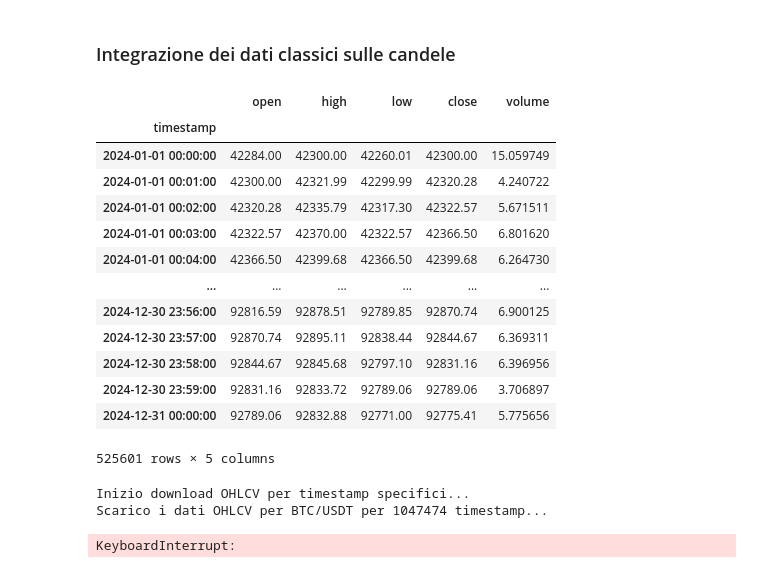
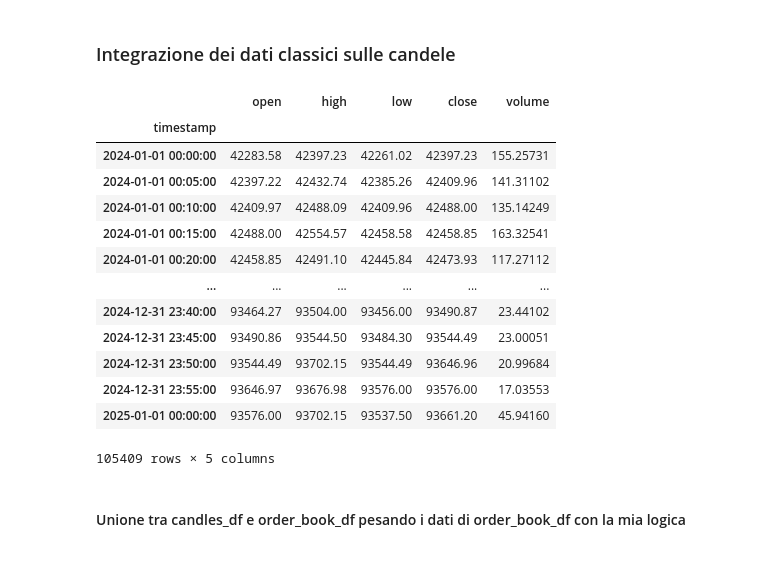
Before and after one commit to AleImbri/Crypto-machine-learning, a Jupyter notebook: Download dati con order book.ipynb, the cells around one changed output. Drawn from its saved outputs; the diff is of its cells as text; code cells hidden in the pictures.

```diff
--- a/Download dati con order book.ipynb
+++ b/Download dati con order book.ipynb
@@ -145,22 +249,22 @@ order_book_agg
 # %% [markdown]
 ### Integrazione dei dati classici sulle candele
 # %%
-candles_df = pd.read_csv('Bitcoin (USDT) 2024 timeframe 1m.csv')
+candles_df = pd.read_csv('Bitcoin (USDT) 2024 timeframe 5m Binance.csv')
 candles_df.set_index('timestamp', inplace=True)
 candles_df.index = pd.to_datetime(candles_df.index)
 candles_df
 # %% [output]
 |  | open | high | low | close | volume |
 | timestamp |  |  |  |  |  |
-| 2024-01-01 00:00:00 | 42284.00 | 42300.00 | 42260.01 | 42300.00 | 15.059749 |
-| 2024-01-01 00:01:00 | 42300.00 | 42321.99 | 42299.99 | 42320.28 | 4.240722 |
-| 2024-01-01 00:02:00 | 42320.28 | 42335.79 | 42317.30 | 42322.57 | 5.671511 |
-| 2024-01-01 00:03:00 | 42322.57 | 42370.00 | 42322.57 | 42366.50 | 6.801620 |
-| 2024-01-01 00:04:00 | 42366.50 | 42399.68 | 42366.50 | 42399.68 | 6.264730 |
+| 2024-01-01 00:00:00 | 42283.58 | 42397.23 | 42261.02 | 42397.23 | 155.25731 |
+| 2024-01-01 00:05:00 | 42397.22 | 42432.74 | 42385.26 | 42409.96 | 141.31102 |
+| 2024-01-01 00:10:00 | 42409.97 | 42488.09 | 42409.96 | 42488.00 | 135.14249 |
+| 2024-01-01 00:15:00 | 42488.00 | 42554.57 | 42458.58 | 42458.85 | 163.32541 |
+| 2024-01-01 00:20:00 | 42458.85 | 42491.10 | 42445.84 | 42473.93 | 117.27112 |
 | ... | ... | ... | ... | ... | ... |
-| 2024-12-30 23:56:00 | 92816.59 | 92878.51 | 92789.85 | 92870.74 | 6.900125 |
-| 2024-12-30 23:57:00 | 92870.74 | 92895.11 | 92838.44 | 92844.67 | 6.369311 |
-| 2024-12-30 23:58:00 | 92844.67 | 92845.68 | 92797.10 | 92831.16 | 6.396956 |
-| 2024-12-30 23:59:00 | 92831.16 | 92833.72 | 92789.06 | 92789.06 | 3.706897 |
-| 2024-12-31 00:00:00 | 92789.06 | 92832.88 | 92771.00 | 92775.41 | 5.775656 |
+| 2024-12-31 23:40:00 | 93464.27 | 93504.00 | 93456.00 | 93490.87 | 23.44102 |
+| 2024-12-31 23:45:00 | 93490.86 | 93544.50 | 93484.30 | 93544.49 | 23.00051 |
+| 2024-12-31 23:50:00 | 93544.49 | 93702.15 | 93544.49 | 93646.96 | 20.99684 |
+| 2024-12-31 23:55:00 | 93646.97 | 93676.98 | 93576.00 | 93576.00 | 17.03553 |
+| 2025-01-01 00:00:00 | 93576.00 | 93702.15 | 93537.50 | 93661.20 | 45.94160 |
-525601 rows × 5 columns
+105409 rows × 5 columns
@@ -219,17 +271,2 @@ def download_ohlcv_for_timestamps(cryptos, market, timeframe_download, timestamp
-# %%
-# Scarica i dati OHLCV per i timestamp dell'order book
-cryptos = ['BTC']
-market = 'binance'
-timeframe_download = '1s'  # Precisione a 1 secondo
-plot = False  # Non usato in questo esempio
-
-print("Inizio download OHLCV per timestamp specifici...")
-data = download_ohlcv_for_timestamps(cryptos, market, timeframe_download, unique_timestamps)
-btc_df = data['BTC']
-
-# Visualizza
-btc_df
-# %% [output]
-Inizio download OHLCV per timestamp specifici...
-Scarico i dati OHLCV per BTC/USDT per 1047474 timestamp...
-KeyboardInterrupt:
+# %% [markdown]
+#### Unione tra candles_df e order_book_df pesando i dati di order_book_df con la mia logica
```
Also changed, not shown: parts of 45 cells of this notebook, 6 other files.
